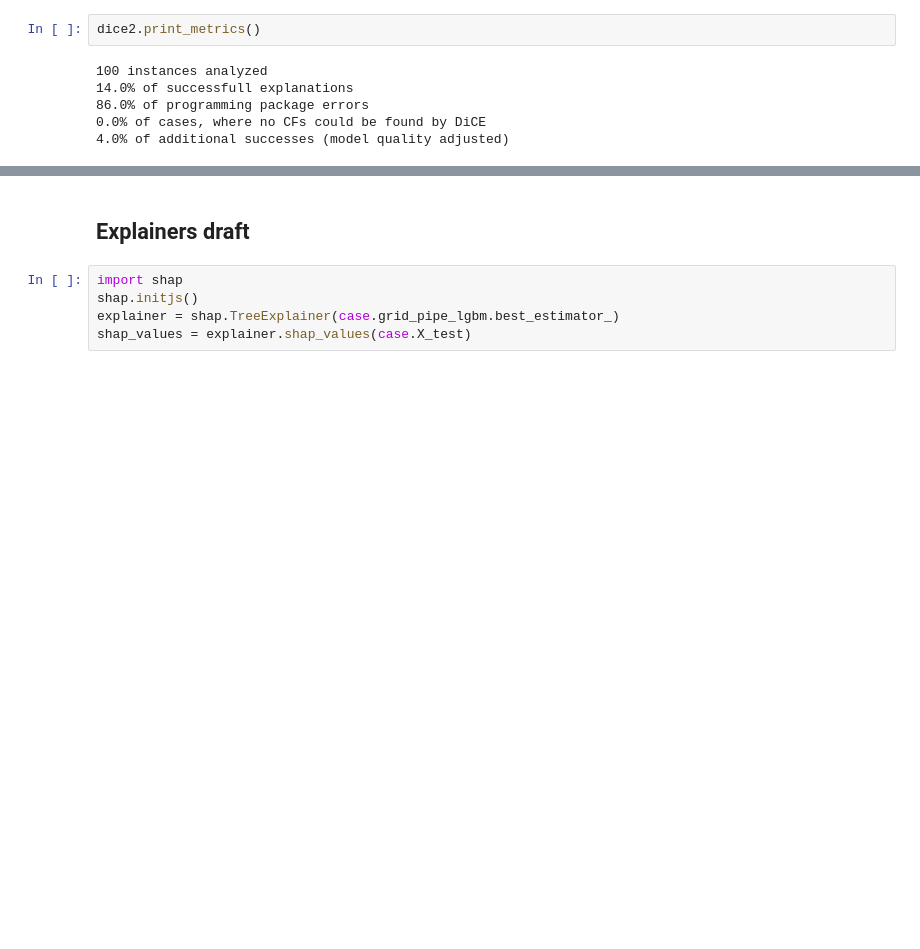
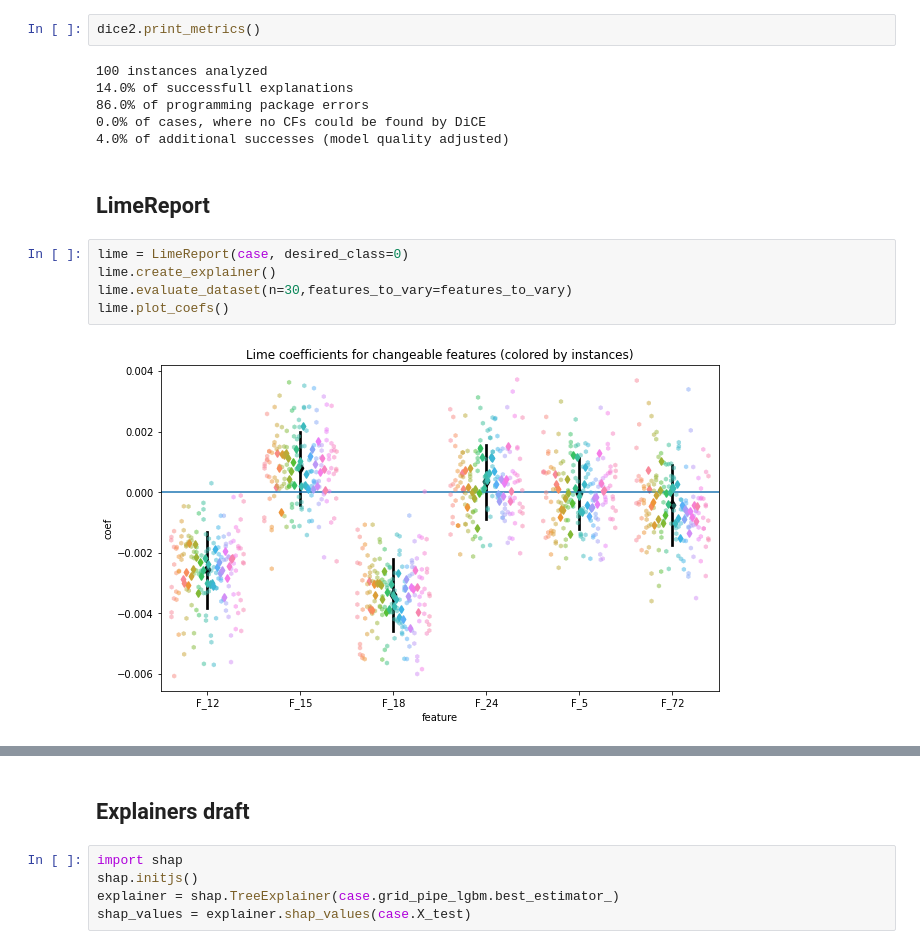
Before and after one commit to KseniaKingsep/interpretable-ml-risks, a Jupyter notebook: notebooks/1_2_CaseCI.ipynb, the cells around one changed output, grey strips where cells are left out. Drawn from its saved outputs; the diff is of its cells as text; blank space fills up the shorter version.

Commit message:
added LimeReport and Comparator

```diff
--- a/notebooks/1_2_CaseCI.ipynb
+++ b/notebooks/1_2_CaseCI.ipynb
@@ -150,3 +150,12 @@ dice2.print_metrics()
 86.0% of programming package errors
 0.0% of cases, where no CFs could be found by DiCE
 4.0% of additional successes (model quality adjusted)
+# %% [markdown]
+## LimeReport
+# %%
+lime = LimeReport(case, desired_class=0)
+lime.create_explainer()
+lime.evaluate_dataset(n=30,features_to_vary=features_to_vary)
+lime.plot_coefs()
+# %% [output]
+[figure, added]
```
Also changed, not shown: parts of 7 cells of this notebook, 1 other file.
